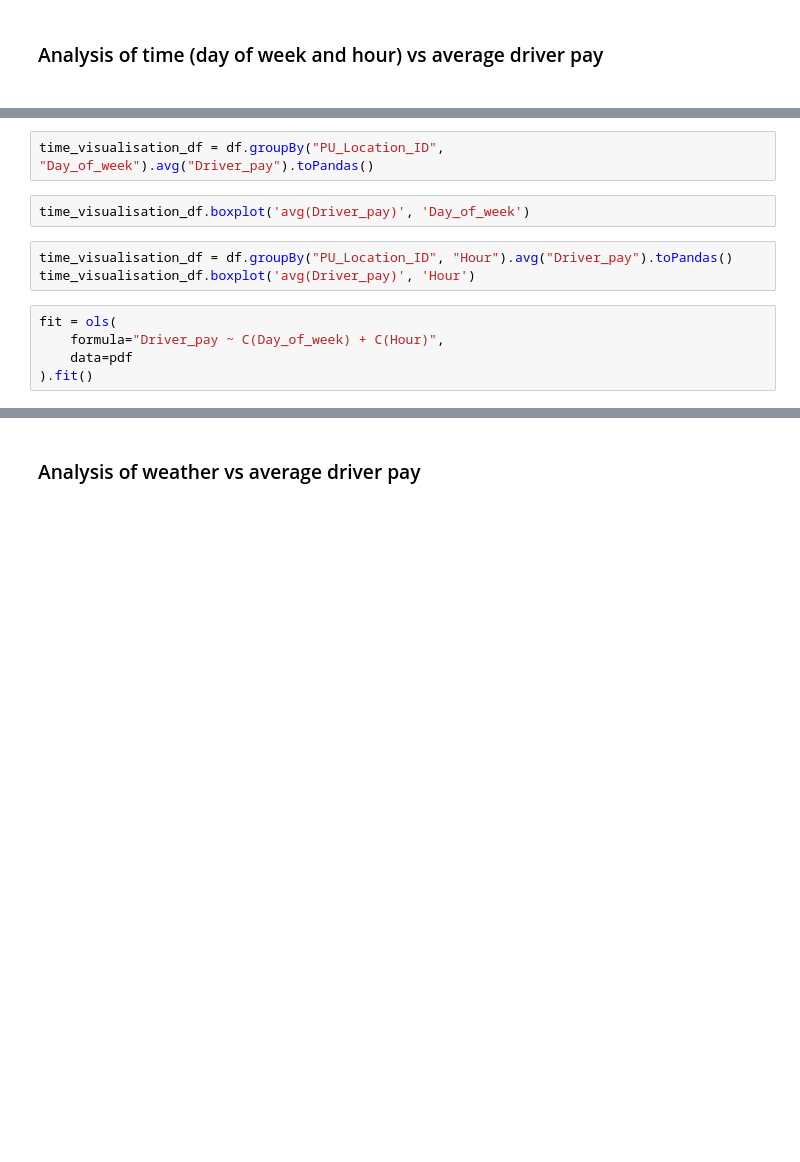
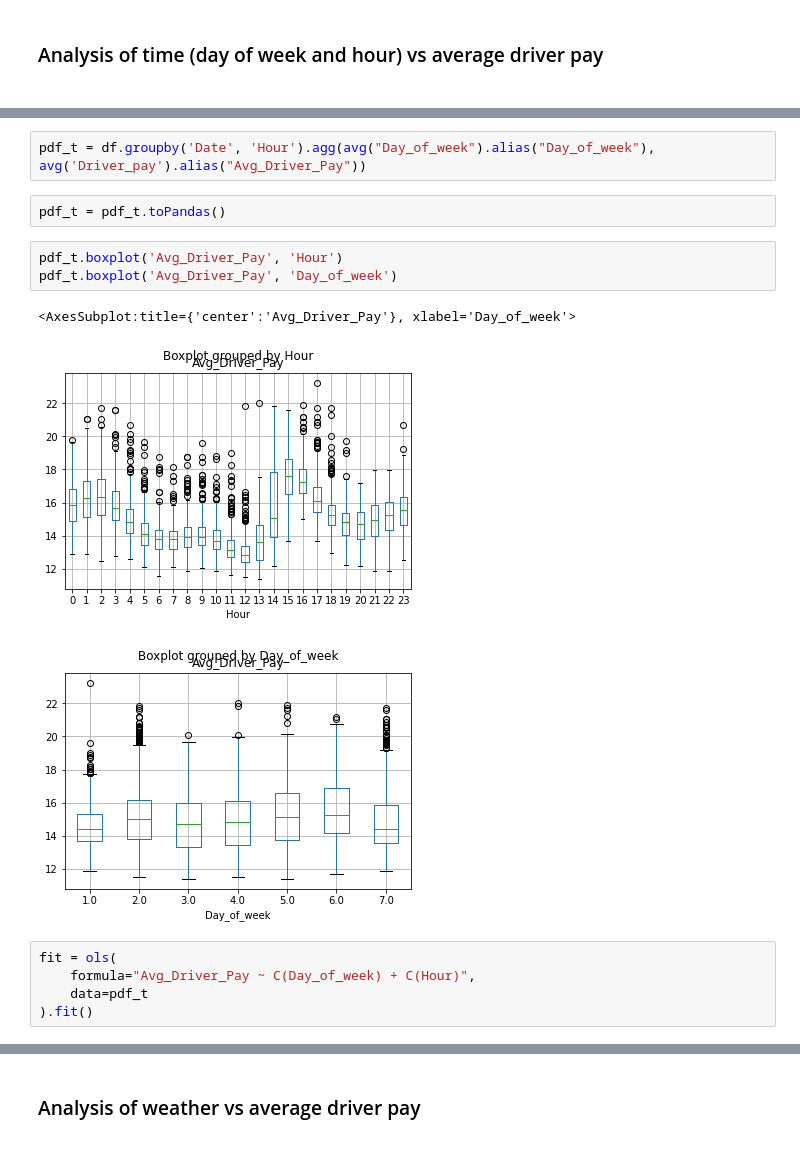
Before and after one commit to MAST30034-Applied-Data-Science/mast30034-project-1-senturner, a Jupyter notebook: notebooks/data_analysis_average_fare.ipynb, the cells around one changed output, grey strips where cells are left out. Cells and saved outputs as stored; diff of their text form; blank space fills up the shorter version.

Commit message:
adjusted data analysis (cleaned up and now using aggregation of whole dataset rather than a sample)

```diff
--- a/notebooks/data_analysis_average_fare.ipynb
+++ b/notebooks/data_analysis_average_fare.ipynb
@@ -86,14 +80,18 @@ Sub-sample one location for visualisation
-# %%
-time_visualisation_df = df.groupBy("PU_Location_ID", "Day_of_week").avg("Driver_pay").toPandas()
-# %%
-time_visualisation_df.boxplot('avg(Driver_pay)', 'Day_of_week')
-# %%
-time_visualisation_df = df.groupBy("PU_Location_ID", "Hour").avg("Driver_pay").toPandas()
-time_visualisation_df.boxplot('avg(Driver_pay)', 'Hour')
+# %%
+pdf_t = df.groupby('Date', 'Hour').agg(avg("Day_of_week").alias("Day_of_week"), avg('Driver_pay').alias("Avg_Driver_Pay"))
+# %%
+pdf_t = pdf_t.toPandas()
+# %%
+pdf_t.boxplot('Avg_Driver_Pay', 'Hour')
+pdf_t.boxplot('Avg_Driver_Pay', 'Day_of_week')
+# %% [output]
+<AxesSubplot:title={'center':'Avg_Driver_Pay'}, xlabel='Day_of_week'>
+[figure, added]
+[figure, added]
 # %%
 fit = ols(
-    formula="Driver_pay ~ C(Day_of_week) + C(Hour)",
-    data=pdf
+    formula="Avg_Driver_Pay ~ C(Day_of_week) + C(Hour)",
+    data=pdf_t
 ).fit()
 # %%
 table = sm.stats.anova_lm(fit, typ=2)
```
Also changed, not shown: parts of 15 cells of this notebook.
